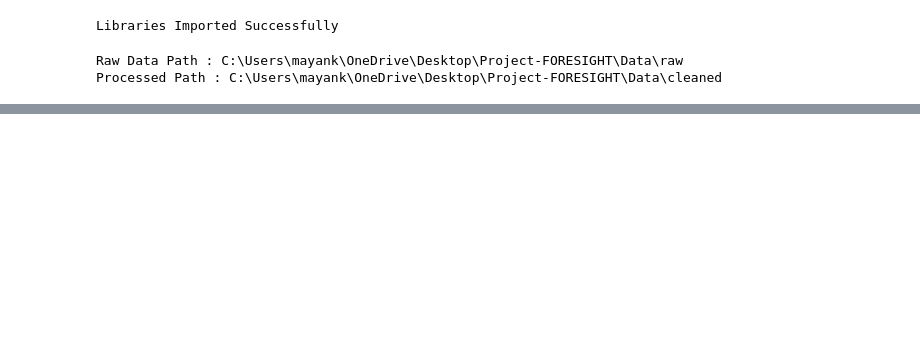
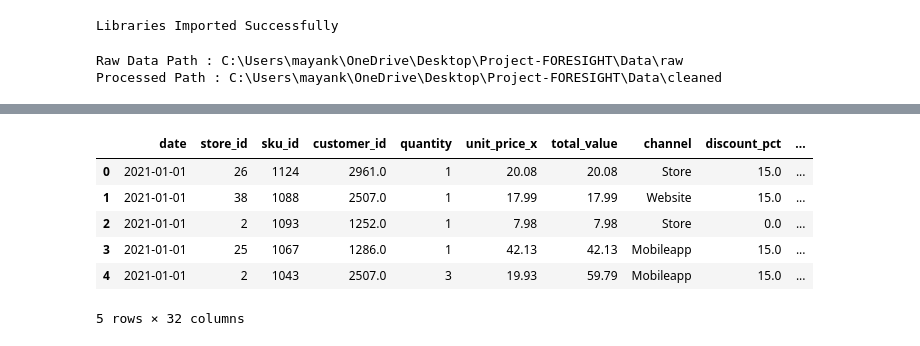
Before and after one commit to Mayankchauhan008/Project-FORESIGHT, a Jupyter notebook: notebooks/03_EDA.ipynb, the cells around one changed output, grey strips where cells are left out. Saved outputs shown, nothing was run; the diff lists cells and outputs as text; code cells hidden in the pictures; blank space fills up the shorter version.

```diff
--- a/notebooks/03_EDA.ipynb
+++ b/notebooks/03_EDA.ipynb
@@ -92,21 +157,29 @@ kpi
 # %%
 # Create Revenue
 
-if "price" in df.columns and "quantity" in df.columns:
+if "unit_price_x" in df.columns and "quantity" in df.columns:
 
     df["revenue"] = (
-        df["price"] *
+        df["unit_price_x"] *
         df["quantity"]
     )
 
 
 elif "sales_amount" in df.columns:
 
     df["revenue"] = df["sales_amount"]
 
 
 
 df.head()
+# %% [output]
+|  | date | store_id | sku_id | customer_id | quantity | unit_price_x | total_value | channel | discount_pct | ... |
+| 0 | 2021-01-01 | 26 | 1124 | 2961.0 | 1 | 20.08 | 20.08 | Store | 15.0 | ... |
+| 1 | 2021-01-01 | 38 | 1088 | 2507.0 | 1 | 17.99 | 17.99 | Website | 15.0 | ... |
+| 2 | 2021-01-01 | 2 | 1093 | 1252.0 | 1 | 7.98 | 7.98 | Store | 0.0 | ... |
+| 3 | 2021-01-01 | 25 | 1067 | 1286.0 | 1 | 42.13 | 42.13 | Mobileapp | 15.0 | ... |
+| 4 | 2021-01-01 | 2 | 1043 | 2507.0 | 3 | 19.93 | 59.79 | Mobileapp | 15.0 | ... |
+5 rows × 32 columns
 # %%
 total_revenue = df["revenue"].sum()
 
```
Also changed, not shown: parts of 25 cells of this notebook, 7 other files.
